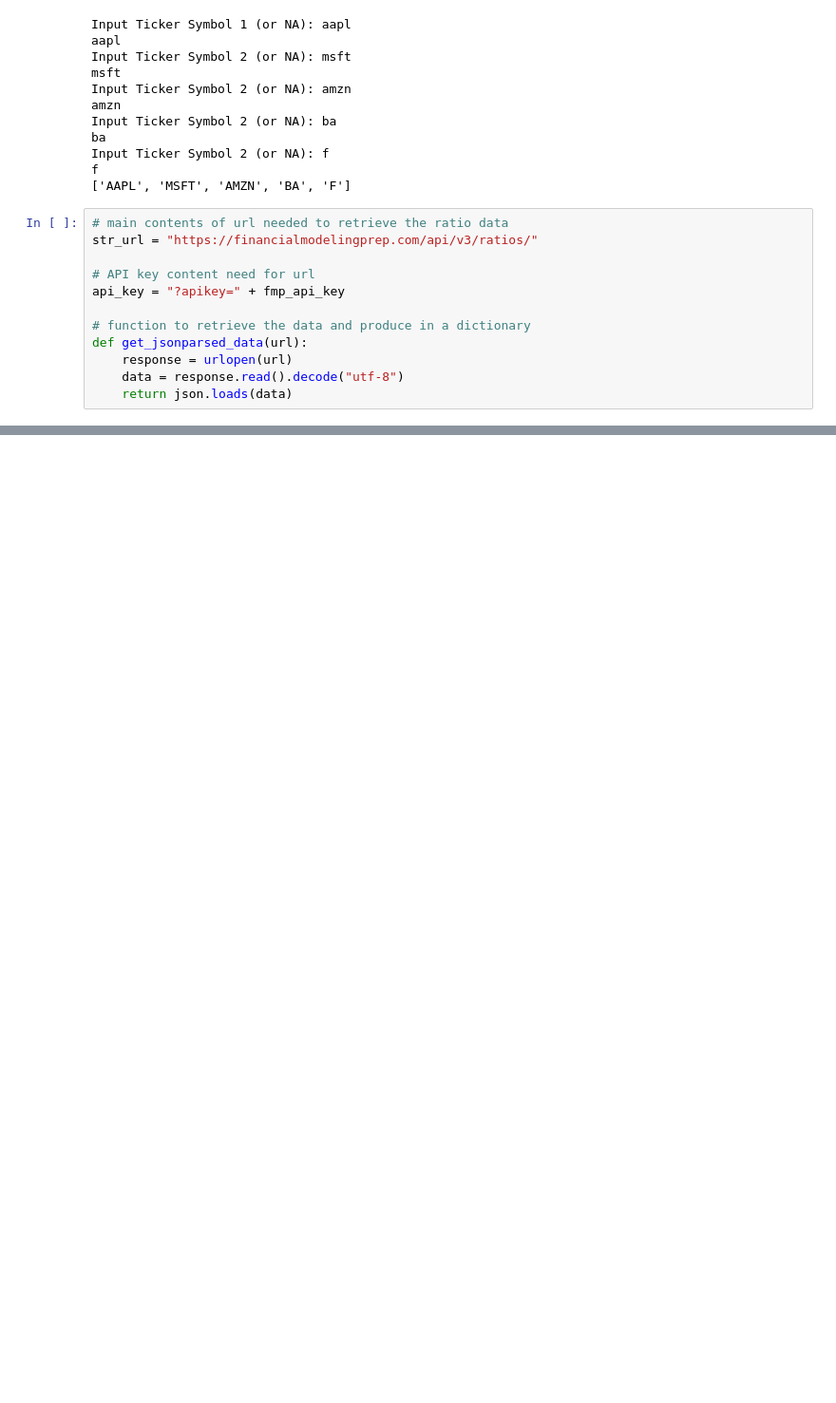
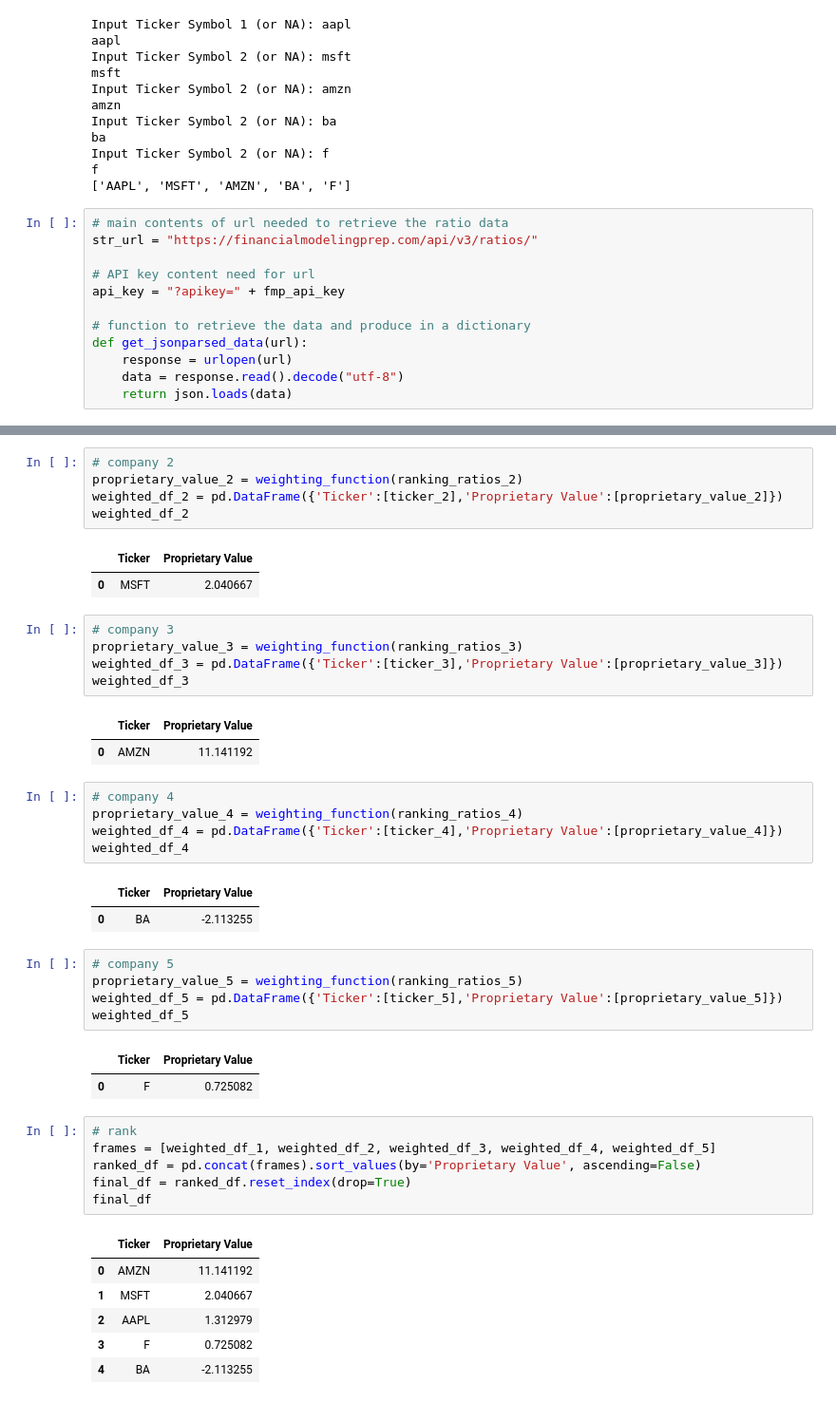
Before and after one commit to kedarmoh/FinTechProjectA, a Jupyter notebook: Project_1_FirstFile.ipynb, the cells around one changed output, grey strips where cells are left out. Shown: that part at 95% size. Cells and saved outputs as stored; diff of their text form; blank space fills up the shorter version.

Commit message:
Added a function to rank the stocks and output into data frame. Did some general clean up.

```diff
--- a/Project_1_FirstFile.ipynb
+++ b/Project_1_FirstFile.ipynb
@@ -384,0 +403,45 @@ all_company_df
+# %%
+# company 2
+proprietary_value_2 = weighting_function(ranking_ratios_2)
+weighted_df_2 = pd.DataFrame({'Ticker':[ticker_2],'Proprietary Value':[proprietary_value_2]})
+weighted_df_2
+# %% [output]
+|  | Ticker | Proprietary Value |
+| 0 | MSFT | 2.040667 |
+# %%
+# company 3
+proprietary_value_3 = weighting_function(ranking_ratios_3)
+weighted_df_3 = pd.DataFrame({'Ticker':[ticker_3],'Proprietary Value':[proprietary_value_3]})
+weighted_df_3
+# %% [output]
+|  | Ticker | Proprietary Value |
+| 0 | AMZN | 11.141192 |
+# %%
+# company 4
+proprietary_value_4 = weighting_function(ranking_ratios_4)
+weighted_df_4 = pd.DataFrame({'Ticker':[ticker_4],'Proprietary Value':[proprietary_value_4]})
+weighted_df_4
+# %% [output]
+|  | Ticker | Proprietary Value |
+| 0 | BA | -2.113255 |
+# %%
+# company 5
+proprietary_value_5 = weighting_function(ranking_ratios_5)
+weighted_df_5 = pd.DataFrame({'Ticker':[ticker_5],'Proprietary Value':[proprietary_value_5]})
+weighted_df_5
+# %% [output]
+|  | Ticker | Proprietary Value |
+| 0 | F | 0.725082 |
+# %%
+# rank
+frames = [weighted_df_1, weighted_df_2, weighted_df_3, weighted_df_4, weighted_df_5]
+ranked_df = pd.concat(frames).sort_values(by='Proprietary Value', ascending=False)
+final_df = ranked_df.reset_index(drop=True)
+final_df
+# %% [output]
+|  | Ticker | Proprietary Value |
+| 0 | AMZN | 11.141192 |
+| 1 | MSFT | 2.040667 |
+| 2 | AAPL | 1.312979 |
+| 3 | F | 0.725082 |
+| 4 | BA | -2.113255 |
```
Also changed, not shown: parts of 12 cells of this notebook.
